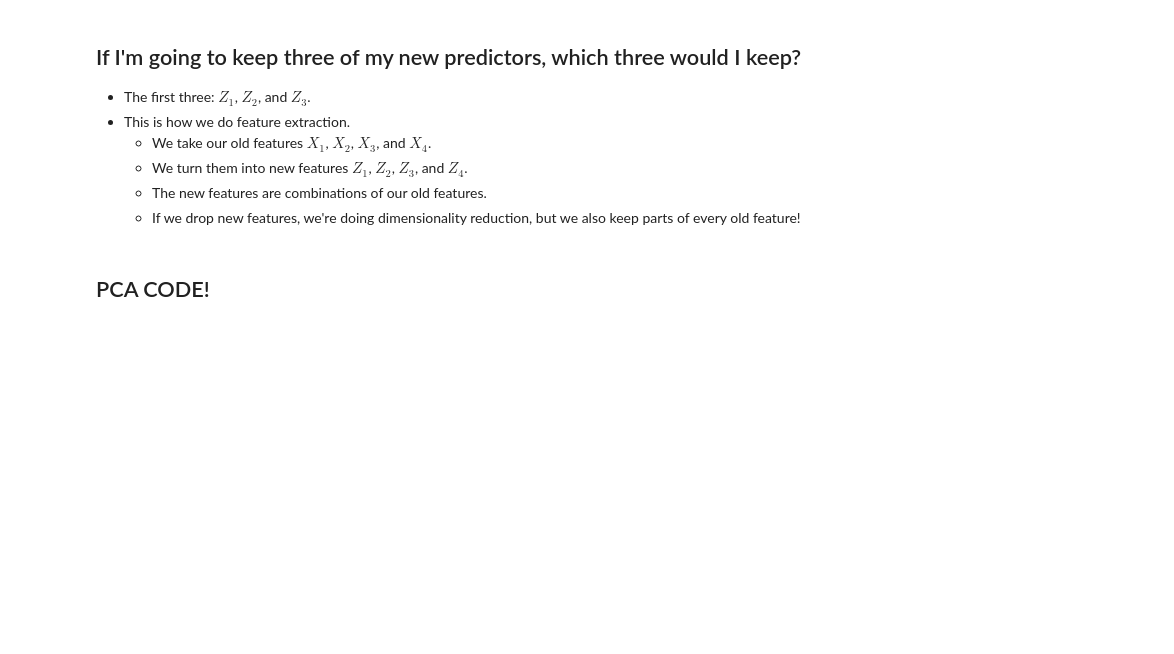
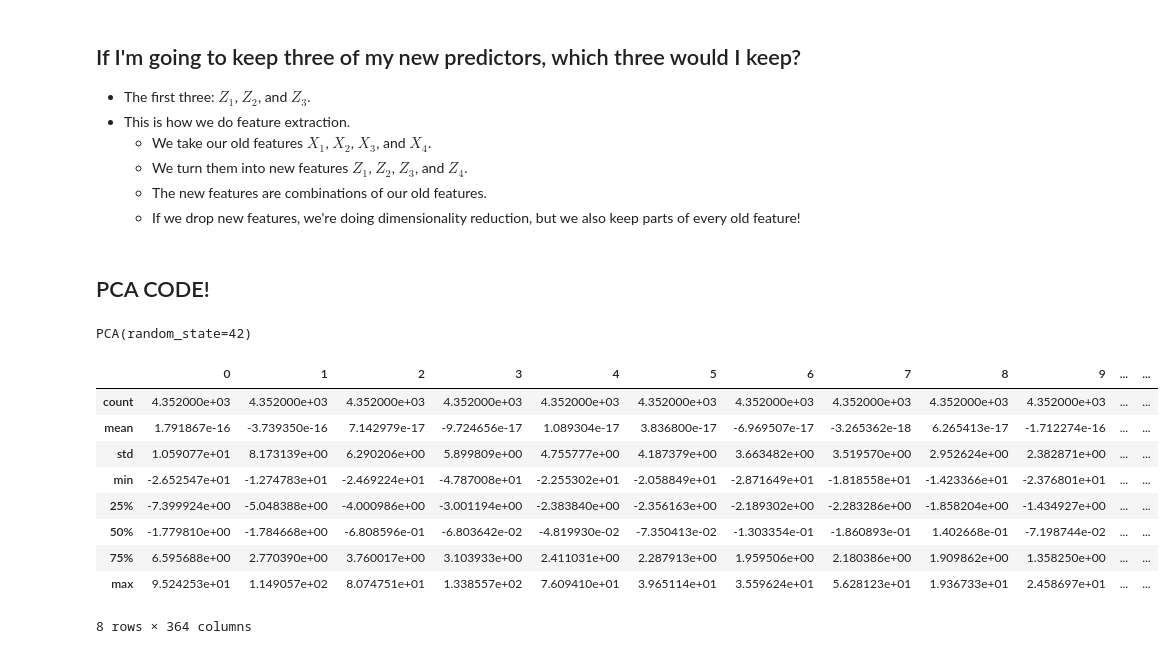
Before and after one commit to ethan-eplee/Personal-Repo, a Jupyter notebook: Unsupervised Learning Clustering/PCA.ipynb, the cells around one changed output. Drawn from its saved outputs; the diff is of its cells as text; code cells hidden in the pictures; blank space fills up the shorter version.

```diff
--- a/Unsupervised Learning Clustering/PCA.ipynb
+++ b/Unsupervised Learning Clustering/PCA.ipynb
@@ -151,3 +151,28 @@ X_test = ss.transform(X_test)
 # %%
 # Import PCA.
 from sklearn.decomposition import PCA
+# %%
+# Instantiate PCA.
+pca = PCA(random_state = 42)
+# %%
+# Fit PCA on the training data.
+pca.fit(X_train)
+# %% [output]
+PCA(random_state=42)
+# %%
+# Transform PCA on the training data.
+Z_train = pca.transform(X_train)
+# %%
+# Let's check out the resulting data.
+pd.DataFrame(Z_train).describe()
+# %% [output]
+|  | 0 | 1 | 2 | 3 | 4 | 5 | 6 | 7 | 8 | 9 | ... | ... |
+| count | 4.352000e+03 | 4.352000e+03 | 4.352000e+03 | 4.352000e+03 | 4.352000e+03 | 4.352000e+03 | 4.352000e+03 | 4.352000e+03 | 4.352000e+03 | 4.352000e+03 | ... | ... |
+| mean | 1.791867e-16 | -3.739350e-16 | 7.142979e-17 | -9.724656e-17 | 1.089304e-17 | 3.836800e-17 | -6.969507e-17 | -3.265362e-18 | 6.265413e-17 | -1.712274e-16 | ... | ... |
+| std | 1.059077e+01 | 8.173139e+00 | 6.290206e+00 | 5.899809e+00 | 4.755777e+00 | 4.187379e+00 | 3.663482e+00 | 3.519570e+00 | 2.952624e+00 | 2.382871e+00 | ... | ... |
+| min | -2.652547e+01 | -1.274783e+01 | -2.469224e+01 | -4.787008e+01 | -2.255302e+01 | -2.058849e+01 | -2.871649e+01 | -1.818558e+01 | -1.423366e+01 | -2.376801e+01 | ... | ... |
+| 25% | -7.399924e+00 | -5.048388e+00 | -4.000986e+00 | -3.001194e+00 | -2.383840e+00 | -2.356163e+00 | -2.189302e+00 | -2.283286e+00 | -1.858204e+00 | -1.434927e+00 | ... | ... |
+| 50% | -1.779810e+00 | -1.784668e+00 | -6.808596e-01 | -6.803642e-02 | -4.819930e-02 | -7.350413e-02 | -1.303354e-01 | -1.860893e-01 | 1.402668e-01 | -7.198744e-02 | ... | ... |
+| 75% | 6.595688e+00 | 2.770390e+00 | 3.760017e+00 | 3.103933e+00 | 2.411031e+00 | 2.287913e+00 | 1.959506e+00 | 2.180386e+00 | 1.909862e+00 | 1.358250e+00 | ... | ... |
+| max | 9.524253e+01 | 1.149057e+02 | 8.074751e+01 | 1.338557e+02 | 7.609410e+01 | 3.965114e+01 | 3.559624e+01 | 5.628123e+01 | 1.936733e+01 | 2.458697e+01 | ... | ... |
+8 rows × 364 columns
```
Also changed, not shown: parts of 6 cells of this notebook, 2 other files.
